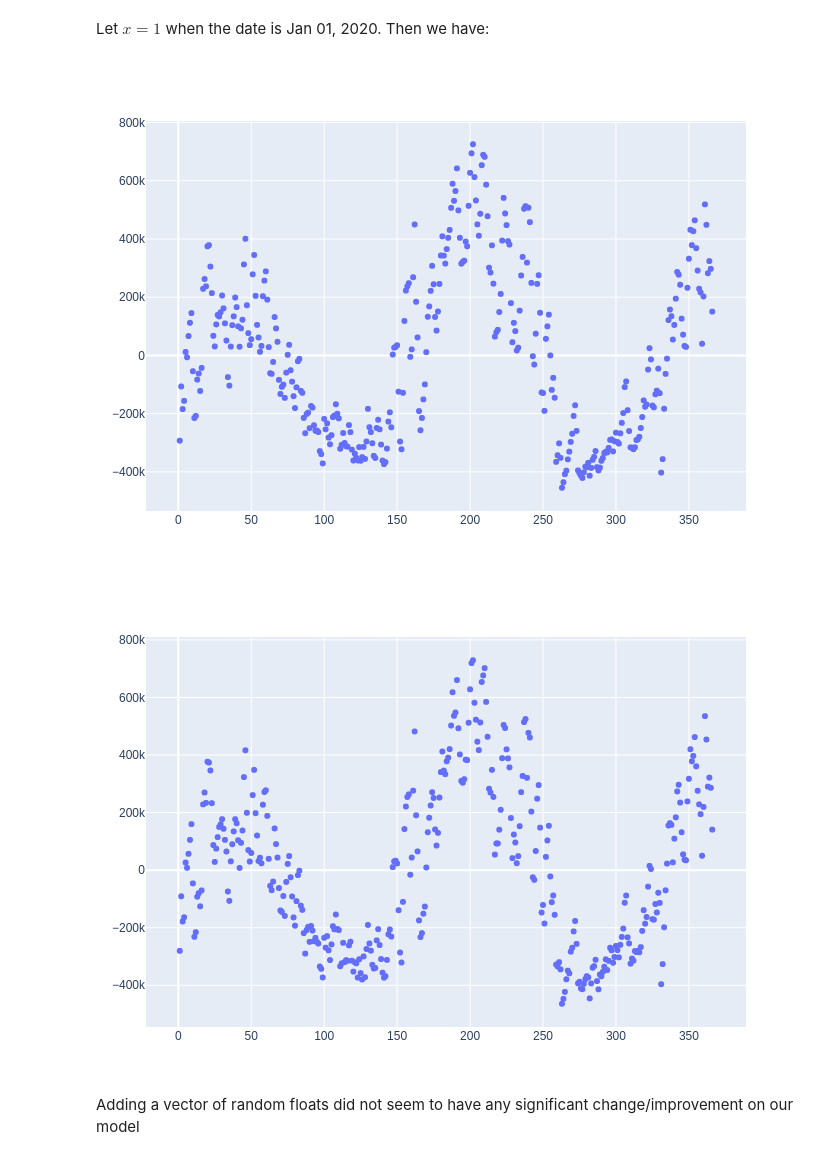
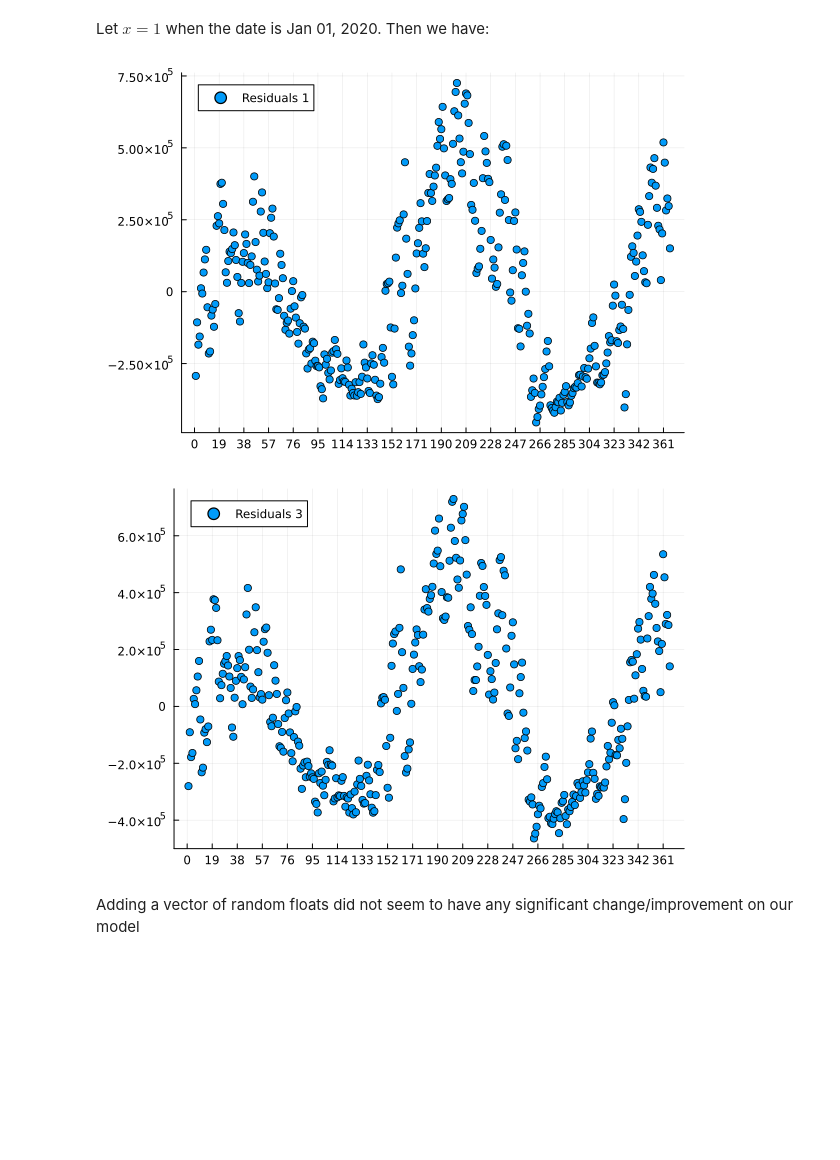
Before and after one commit to camilovelezr/umdpub, a Jupyter notebook: math420/h1_camilovelezr.ipynb, the cells around one changed output. Cells and saved outputs as stored; diff of their text form; code cells hidden in the pictures; blank space fills up the shorter version.

```diff
--- a/math420/h1_camilovelezr.ipynb
+++ b/math420/h1_camilovelezr.ipynb
@@ -112,9 +113,9 @@ m2 = Matrix(select(df, Not([:date, :y, :day])));
 # %%
 β2 = m2\y
 resid2 = y - m2*β2;
-PlotlyJS.plot(x, resid2, kind="scatter", mode="markers", label="Residuals 1", xticks = 0:19:366)
+plot(x, resid2, seriestype="scatter", mode="markers", label="Residuals 1", xticks = 0:19:366)
 # %% [output]
-[figure, old version]
+[figure, new version]
 # %%
 using Random
 Random.seed!(1233)
@@ -125,9 +126,9 @@ m3 = Matrix(select(df, Not([:date, :y, :day])));
 # %%
 β3 = m3\y
 resid3 = y - m3*β3;
-PlotlyJS.plot(x, resid3, kind="scatter", mode="markers", label="Residuals 3", xticks = 0:19:366)
+plot(x, resid3, seriestype="scatter", mode="markers", label="Residuals 3", xticks = 0:19:366)
 # %% [output]
-[figure, old version]
+[figure, new version]
 # %% [markdown]
 Adding a vector of random floats did not seem to have any significant change/improvement on our model
 # %%
```
Also changed, not shown: parts of 6 cells of this notebook.
